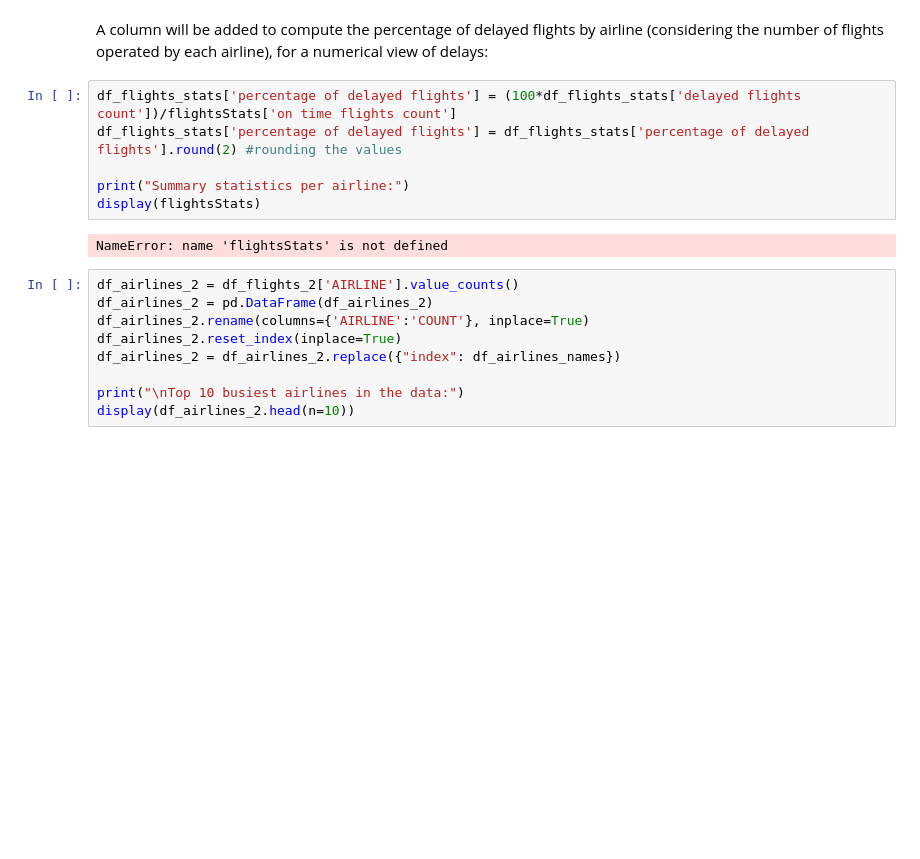
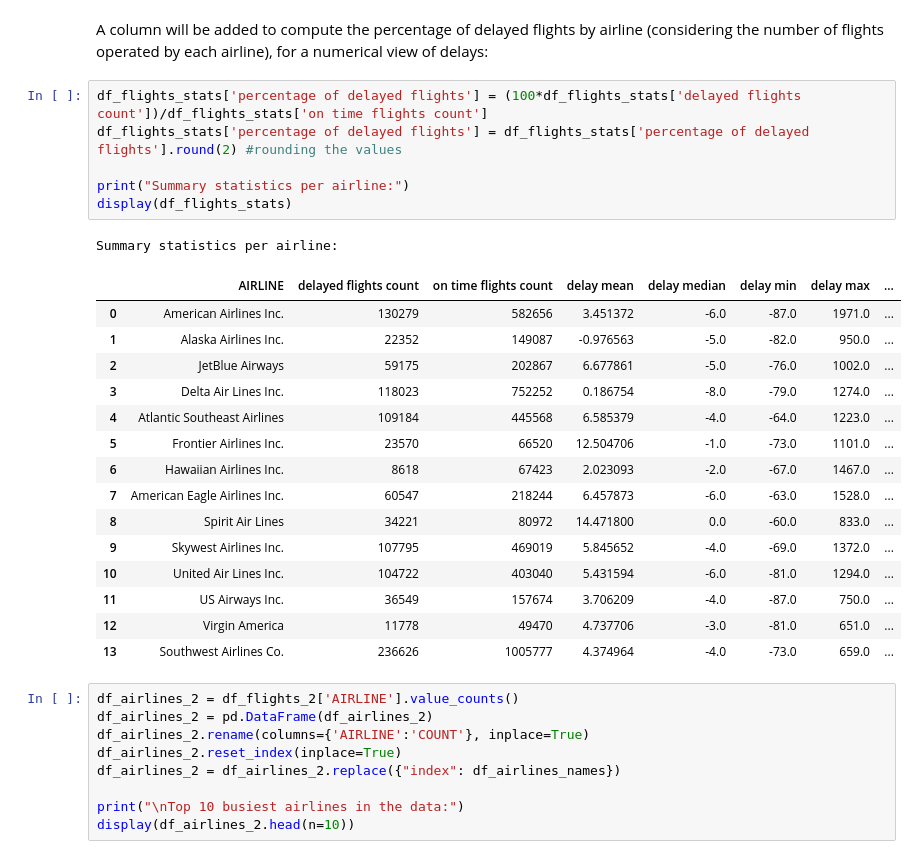
Before and after one commit to sabchuk/exploratory-analysis-project, a Jupyter notebook: flights-2015-analysis.ipynb, the cells around one changed output. Saved outputs shown, nothing was run; the diff lists cells and outputs as text; blank space fills up the shorter version.

```diff
--- a/flights-2015-analysis.ipynb
+++ b/flights-2015-analysis.ipynb
@@ -317,13 +317,28 @@ df_flights_stats = df_flights_stats.replace({"AIRLINE": df_airlines_names})
 # %% [markdown]
 <p>A column will be added to compute the percentage of delayed flights by airline (considering the number of flights operated by each airline), for a numerical view of delays:</p>
 # %%
-df_flights_stats['percentage of delayed flights'] = (100*df_flights_stats['delayed flights count'])/flightsStats['on time flights count']
+df_flights_stats['percentage of delayed flights'] = (100*df_flights_stats['delayed flights count'])/df_flights_stats['on time flights count']
 df_flights_stats['percentage of delayed flights'] = df_flights_stats['percentage of delayed flights'].round(2) #rounding the values
 
 print("Summary statistics per airline:")
-display(flightsStats)
+display(df_flights_stats)
 # %% [output]
-NameError: name 'flightsStats' is not defined
+Summary statistics per airline:
+|  | AIRLINE | delayed flights count | on time flights count | delay mean | delay median | delay min | delay max | ... |
+| 0 | American Airlines Inc. | 130279 | 582656 | 3.451372 | -6.0 | -87.0 | 1971.0 | ... |
+| 1 | Alaska Airlines Inc. | 22352 | 149087 | -0.976563 | -5.0 | -82.0 | 950.0 | ... |
+| 2 | JetBlue Airways | 59175 | 202867 | 6.677861 | -5.0 | -76.0 | 1002.0 | ... |
+| 3 | Delta Air Lines Inc. | 118023 | 752252 | 0.186754 | -8.0 | -79.0 | 1274.0 | ... |
+| 4 | Atlantic Southeast Airlines | 109184 | 445568 | 6.585379 | -4.0 | -64.0 | 1223.0 | ... |
+| 5 | Frontier Airlines Inc. | 23570 | 66520 | 12.504706 | -1.0 | -73.0 | 1101.0 | ... |
+| 6 | Hawaiian Airlines Inc. | 8618 | 67423 | 2.023093 | -2.0 | -67.0 | 1467.0 | ... |
+| 7 | American Eagle Airlines Inc. | 60547 | 218244 | 6.457873 | -6.0 | -63.0 | 1528.0 | ... |
+| 8 | Spirit Air Lines | 34221 | 80972 | 14.471800 | 0.0 | -60.0 | 833.0 | ... |
+| 9 | Skywest Airlines Inc. | 107795 | 469019 | 5.845652 | -4.0 | -69.0 | 1372.0 | ... |
+| 10 | United Air Lines Inc. | 104722 | 403040 | 5.431594 | -6.0 | -81.0 | 1294.0 | ... |
+| 11 | US Airways Inc. | 36549 | 157674 | 3.706209 | -4.0 | -87.0 | 750.0 | ... |
+| 12 | Virgin America | 11778 | 49470 | 4.737706 | -3.0 | -81.0 | 651.0 | ... |
+| 13 | Southwest Airlines Co. | 236626 | 1005777 | 4.374964 | -4.0 | -73.0 | 659.0 | ... |
 # %%
 df_airlines_2 = df_flights_2['AIRLINE'].value_counts()
 df_airlines_2 = pd.DataFrame(df_airlines_2)
```
